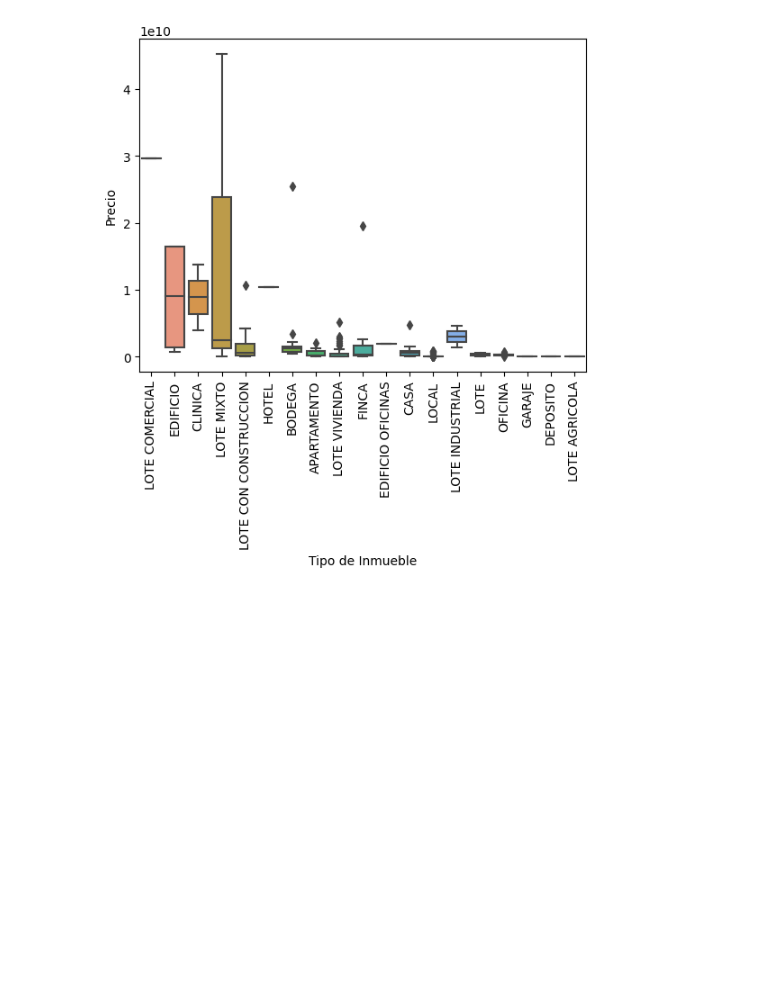
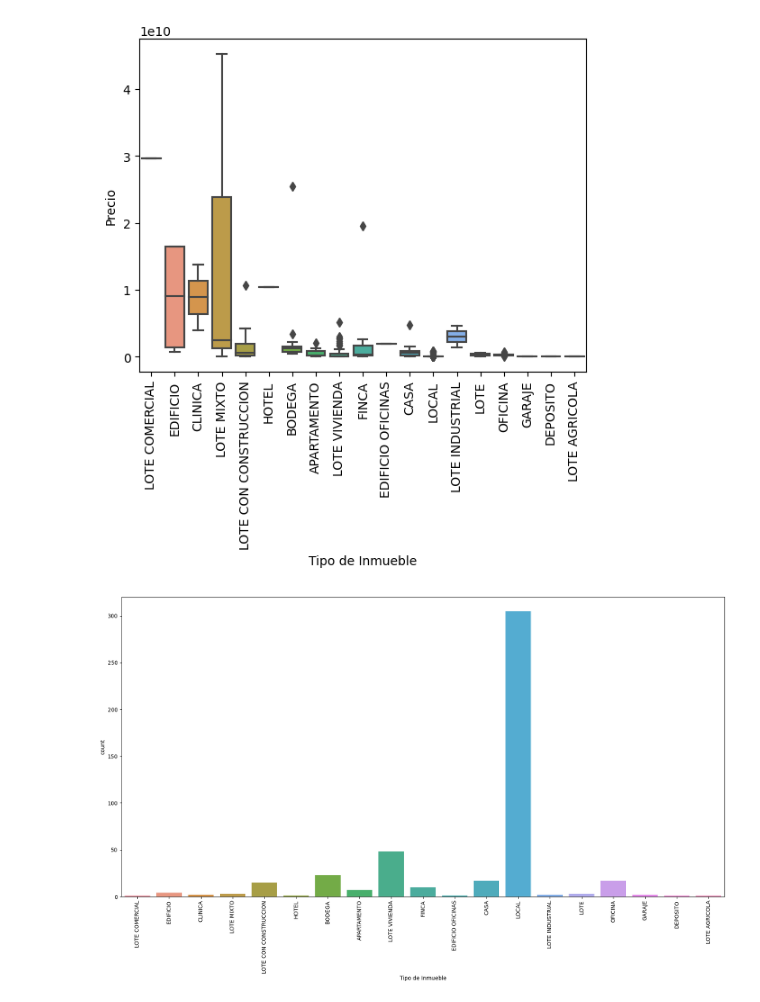
Before and after one commit to ajrodriguezo/Analisis_datos_Python_SENA, a Jupyter notebook: caso_propues.ipynb, the cells around one changed output. Saved outputs shown, nothing was run; the diff lists cells and outputs as text; code cells hidden in the pictures; blank space fills up the shorter version.

```diff
--- a/caso_propues.ipynb
+++ b/caso_propues.ipynb
@@ -128,3 +167,10 @@ Precio_tipo.set_xticklabels(Precio_tipo.get_xticklabels(), rotation=90)
  Text(17, 0, 'DEPOSITO'),
  Text(18, 0, 'LOTE AGRICOLA')]
 [figure]
+# %%
+plt.figure(figsize=(20,10))
+plot2 = sns.countplot(data = df, x='Tipo de Inmueble')
+plot2.set_xticklabels(plot2.get_xticklabels(), rotation=90)
+plt.show()
+# %% [output]
+[figure, added]
```
Also changed, not shown: parts of 8 cells of this notebook.
